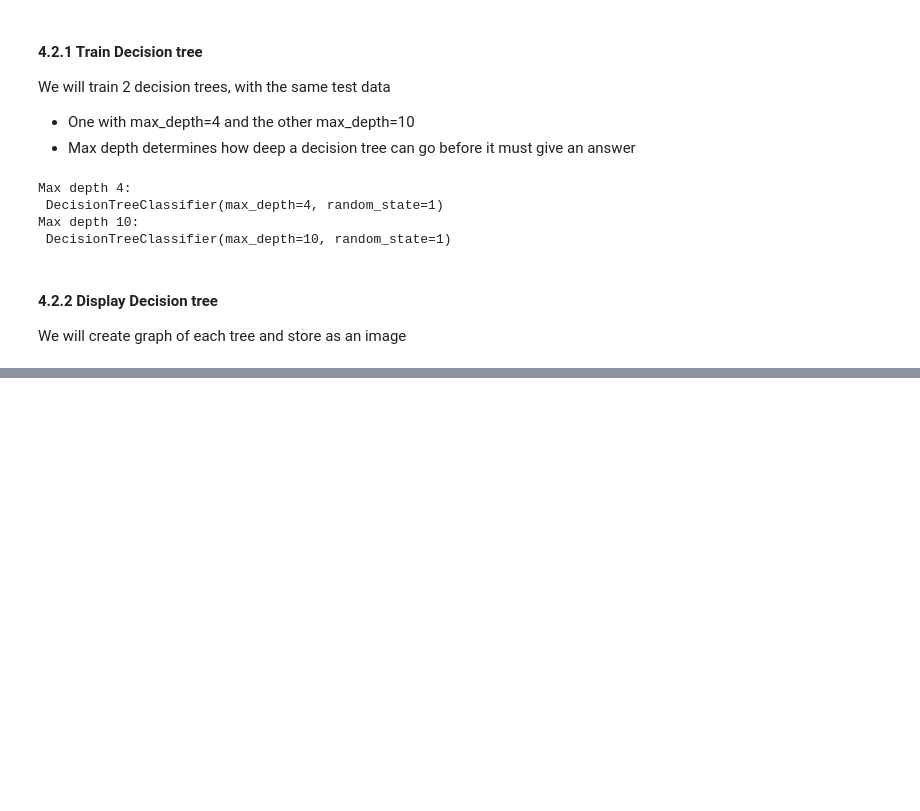
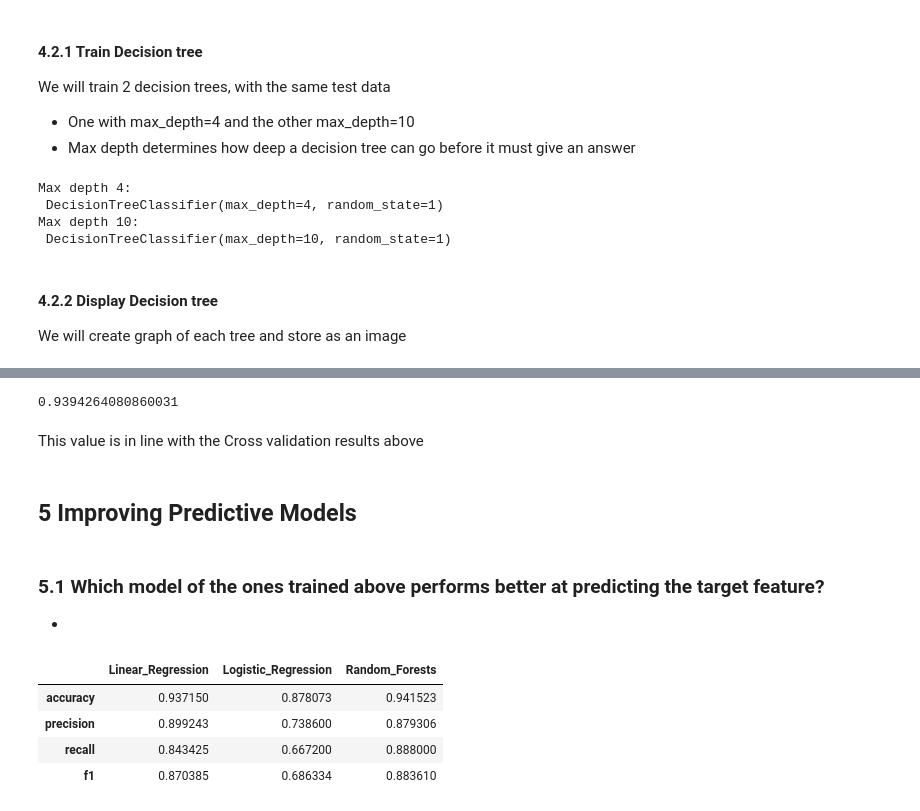
Before and after one commit to paul-od24/data_analytics_hw2, a Jupyter notebook: hw2 copy.ipynb, the cells around one changed output, grey strips where cells are left out. Cells and saved outputs as stored; diff of their text form; code cells hidden in the pictures; blank space fills up the shorter version.

```diff
--- a/hw2 copy.ipynb
+++ b/hw2 copy.ipynb
@@ -1653,0 +1828,21 @@ zsh:1: command not found: dot
+# %%
+def cross_val_RandomForest_DF(X,y, depth=None, estimators=100):
+    """Function to perform cross validation and store results
+    in dataframe. Cross validation looks at accuracy, precision,
+    recall, f1. Returns a dataframe with results"""
+
+    # store results in dict
+    RandomForestResults = {}
+    # metrics to test against
+    test_metrics = ['accuracy','precision','recall', 'f1']
+
+    for metric in test_metrics:
+        # generate test results
+        result = cross_val_score(RandomForestClassifier(n_estimators=estimators, max_features='auto', oob_score=True, random_state=1, max_depth=depth), X, y, scoring=metric, cv=10)
+        # store result in dict
+        RandomForestResults[metric] = result.mean()
+
+    # create dataframe with results
+    RandomForestDF = pd.DataFrame.from_dict(RandomForestResults, orient='index', columns=['Random_Forests'])
+
+    return RandomForestDF
@@ -1653,0 +1851,4 @@ zsh:1: command not found: dot
+# %%
+RandomForestDF = cross_val_RandomForest_DF(X,y)
+print(f"Mean results from 10 fold cross validation are:")
+RandomForestDF
@@ -1653,0 +1872,21 @@ zsh:1: command not found: dot
+# %%
+# compute the out-of-bag classification accuracy
+rfc.oob_score_
+# %% [output]
+0.9394264080860031
+# %% [markdown]
+This value is in line with the Cross validation results above
+# %% [markdown]
+## 5 Improving Predictive Models
+# %% [markdown]
+### 5.1 Which model of the ones trained above performs better at predicting the target feature?
+-
+# %%
+ResultsDF = pd.concat([linRegDF, logRegDF, RandomForestDF], axis=1)
+ResultsDF
+# %% [output]
+|  | Linear_Regression | Logistic_Regression | Random_Forests |
+| accuracy | 0.937150 | 0.878073 | 0.941523 |
+| precision | 0.899243 | 0.738600 | 0.879306 |
+| recall | 0.843425 | 0.667200 | 0.888000 |
+| f1 | 0.870385 | 0.686334 | 0.883610 |
```
Also changed, not shown: parts of 34 cells of this notebook, 2 other files.
